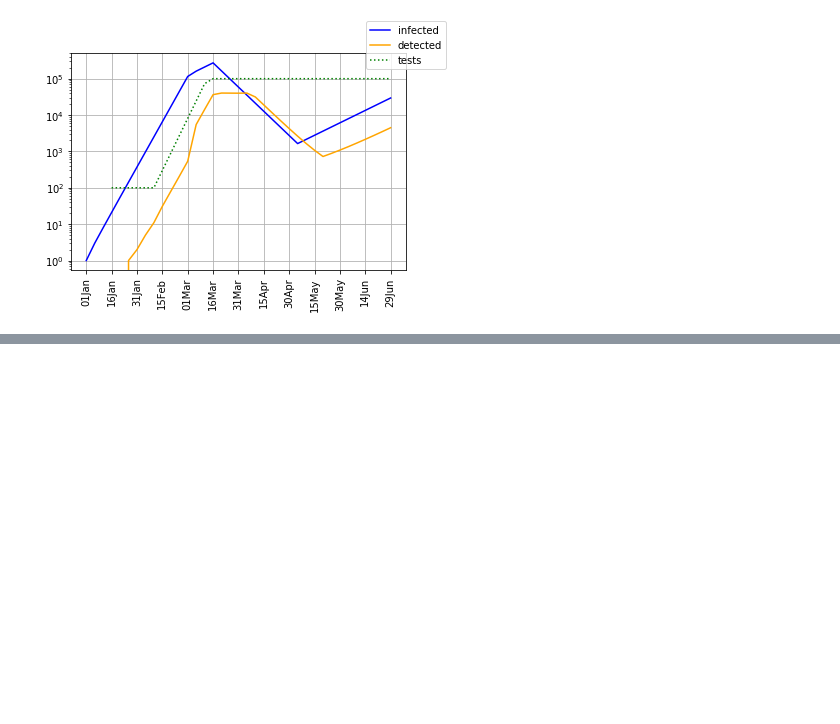
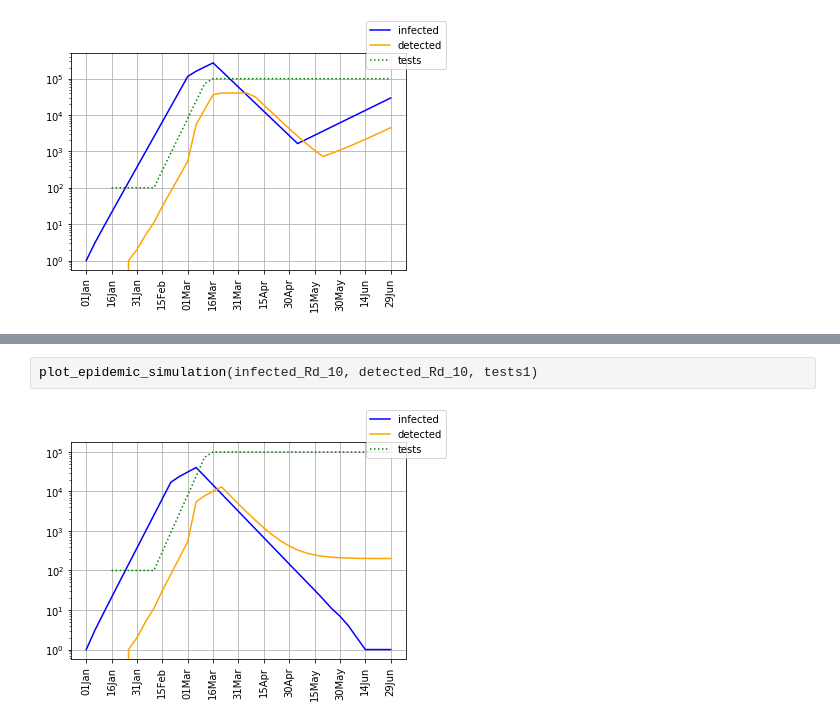
Before and after one commit to emtseng/sp20-info6010, a Jupyter notebook: s4.ipynb, the cells around one changed output, grey strips where cells are left out. Cells and saved outputs as stored; diff of their text form; blank space fills up the shorter version.

```diff
--- a/s4.ipynb
+++ b/s4.ipynb
@@ -755,0 +783,4 @@ Assuming 1% IFR, this is 1180 more deaths
+# %%
+plot_epidemic_simulation(infected_Rd_10, detected_Rd_10, tests1)
+# %% [output]
+[figure, added]
```
Also changed, not shown: parts of 15 cells of this notebook, 1 other file.
